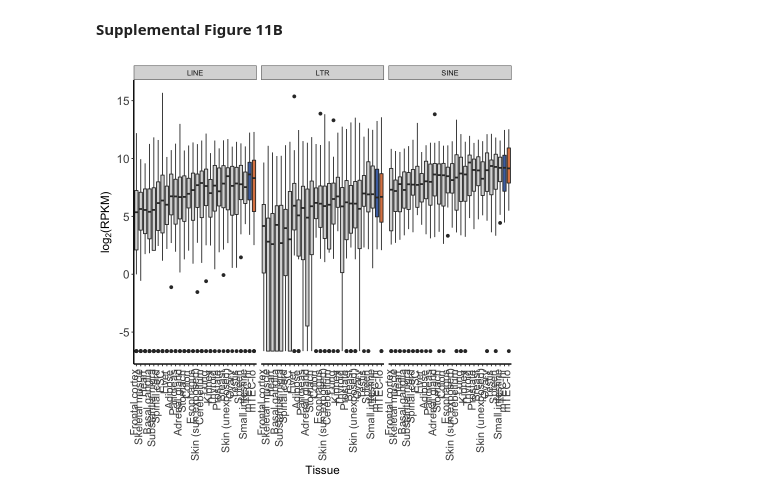
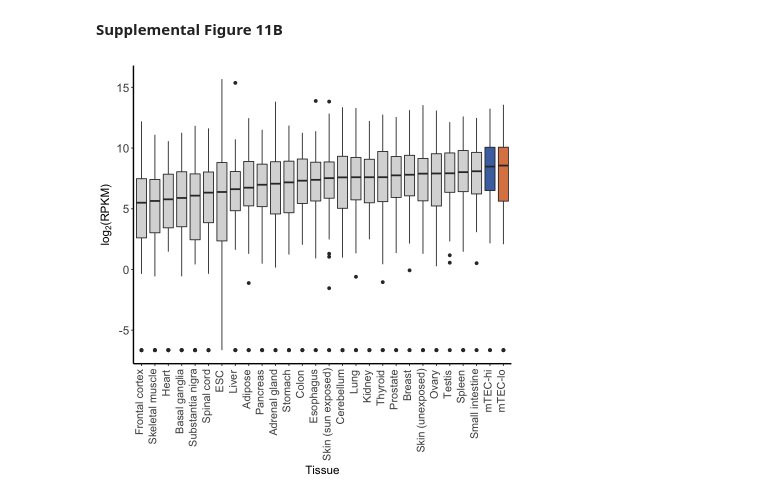
Before and after one commit to meyer-lab-cshl/transcriptomic-diversity-human-mTECs, a Jupyter notebook: Figures/Supplemental_Figure11.ipynb, the cells around one changed output. Drawn from its saved outputs; the diff is of its cells as text; code cells hidden in the pictures.

```diff
--- a/Figures/Supplemental_Figure11.ipynb
+++ b/Figures/Supplemental_Figure11.ipynb
@@ -63,28 +63,27 @@ input = read.csv(glue("{data_directory}/ereMAP_RPKM.csv"))
 input = mutate(input, color = case_when(tissue == 'mTEC-hi' ~ '#4c72b0ff',
                                  tissue == 'mTEC-lo' ~ '#dd8452ff',
                                  T ~ 'white'))
-
-box_plot = ggplot(data = input,
-                  aes(x = reorder(tissue,RPKM, FUN = median),
-                      y = log2(RPKM+0.01), fill = color)) +
-  geom_boxplot() +
-  xlab('Tissue') +
-  ylab(expression('log'[2]*'(RPKM)')) +
-  scale_fill_manual(values = c('#4c72b0ff', '#dd8452ff', '#D9D9D9')) +
-  facet_grid(. ~ class)
-
-box_plot + theme_bw() + theme(plot.title = element_text(face = 'bold', size = 20),
-                               plot.subtitle = element_text(size = 14),
-                               panel.grid.major = element_blank(),
-                               panel.grid.minor = element_blank(),
-                               axis.text.x = element_text(size = 13,
-                                                          angle = 90,
-                                                          hjust=0.97, vjust=0.2),
-                               axis.text.y = element_text(size = 14),
-                               axis.title.y = element_text(size = 14),
-                               axis.title.x = element_text(size = 14, margin = margin(t = 6)),
-                               axis.line = element_line(size = 0.8),
-                               panel.border = element_blank(),
-                               legend.position = 'none')
-# %% [output]
-[figure, removed]
+# %%
+box_plot = ggplot(data = input,
+                  aes(x = reorder(tissue,RPKM, FUN = median),
+                      y = log2(RPKM+0.01), fill = color)) +
+  geom_boxplot() +
+  xlab('Tissue') +
+  ylab(expression('log'[2]*'(RPKM)')) +
+  scale_fill_manual(values = c('#4c72b0ff', '#dd8452ff', '#D9D9D9'))
+
+box_plot + theme_bw() + theme(plot.title = element_text(face = 'bold', size = 20),
+                               plot.subtitle = element_text(size = 14),
+                               panel.grid.major = element_blank(),
+                               panel.grid.minor = element_blank(),
+                               axis.text.x = element_text(size = 13,
+                                                          angle = 90,
+                                                          hjust=0.97, vjust=0.2),
+                               axis.text.y = element_text(size = 14),
+                               axis.title.y = element_text(size = 14),
+                               axis.title.x = element_text(size = 14, margin = margin(t = 6)),
+                               axis.line = element_line(size = 0.8),
+                               panel.border = element_blank(),
+                               legend.position = 'none')
+# %% [output]
+[figure, added]
```
Also changed, not shown: parts of 2 cells of this notebook, 7 other files.
